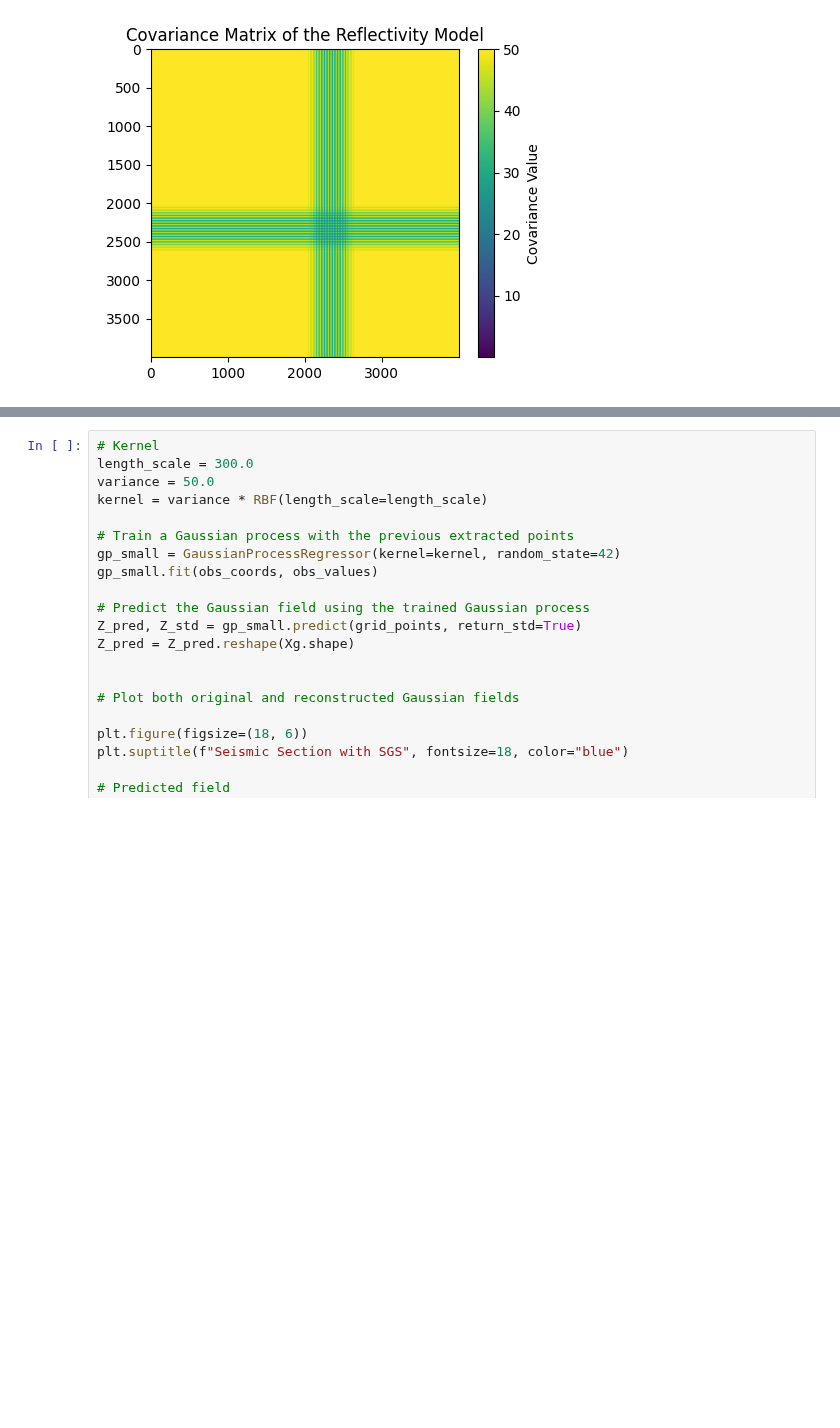
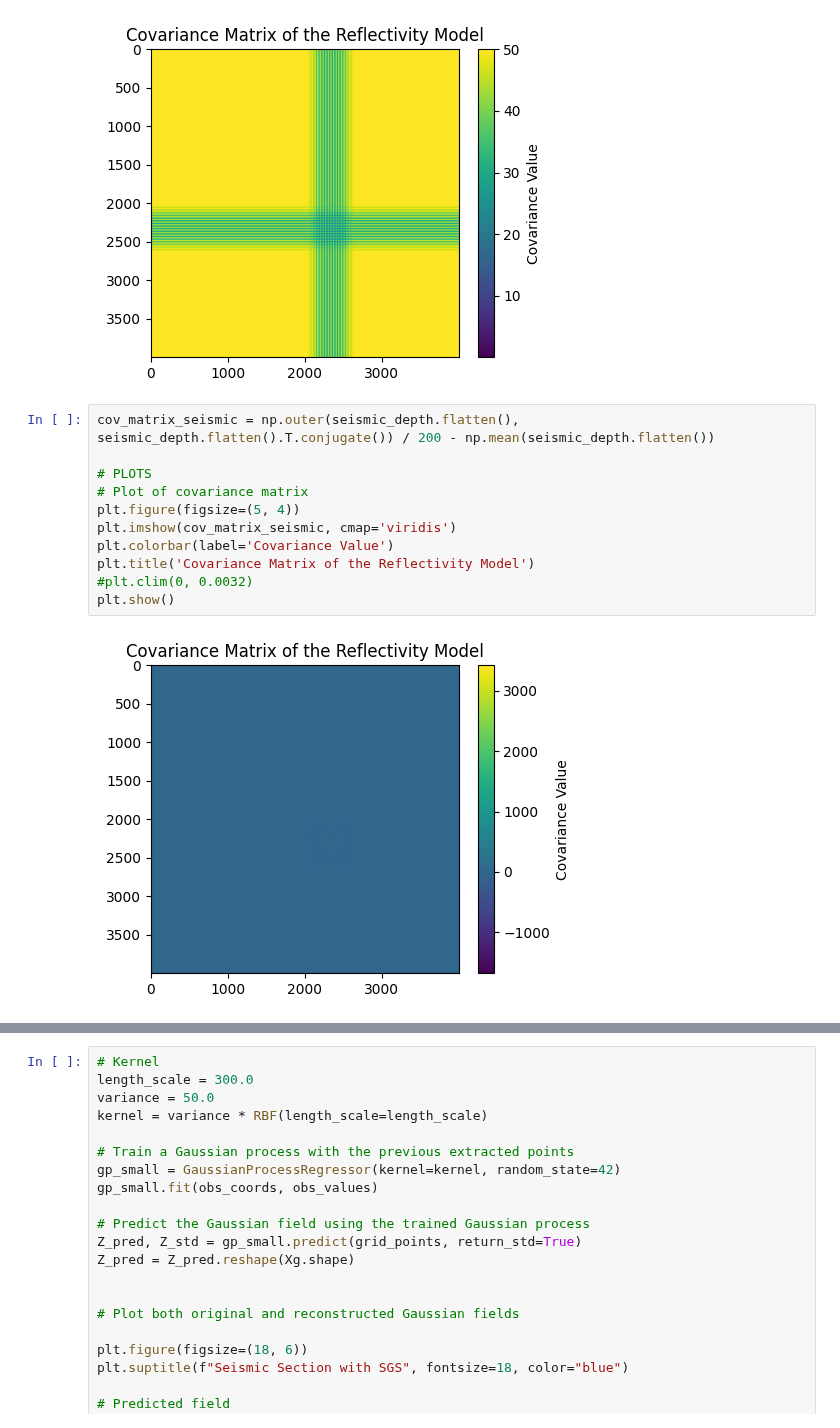
Before and after one commit to csc7/Probabilistic_Programming, a Jupyter notebook: GP_General.ipynb, the cells around one changed output, grey strips where cells are left out. Drawn from its saved outputs; the diff is of its cells as text; blank space fills up the shorter version.

```diff
--- a/GP_General.ipynb
+++ b/GP_General.ipynb
@@ -429,6 +430,19 @@ plt.show()
 0.0002708108374773235
 (4000, 4000)
 [figure]
+# %%
+cov_matrix_seismic = np.outer(seismic_depth.flatten(), seismic_depth.flatten().T.conjugate()) / 200 - np.mean(seismic_depth.flatten())
+
+# PLOTS
+# Plot of covariance matrix
+plt.figure(figsize=(5, 4))
+plt.imshow(cov_matrix_seismic, cmap='viridis')
+plt.colorbar(label='Covariance Value')
+plt.title('Covariance Matrix of the Reflectivity Model')
+#plt.clim(0, 0.0032)
+plt.show()
+# %% [output]
+[figure, added]
 # %%
 # SGS by reading entries of the computed covariance matrix
 # instead of computing it for every step in the SGS
```
Also changed, not shown: parts of 8 cells of this notebook.
